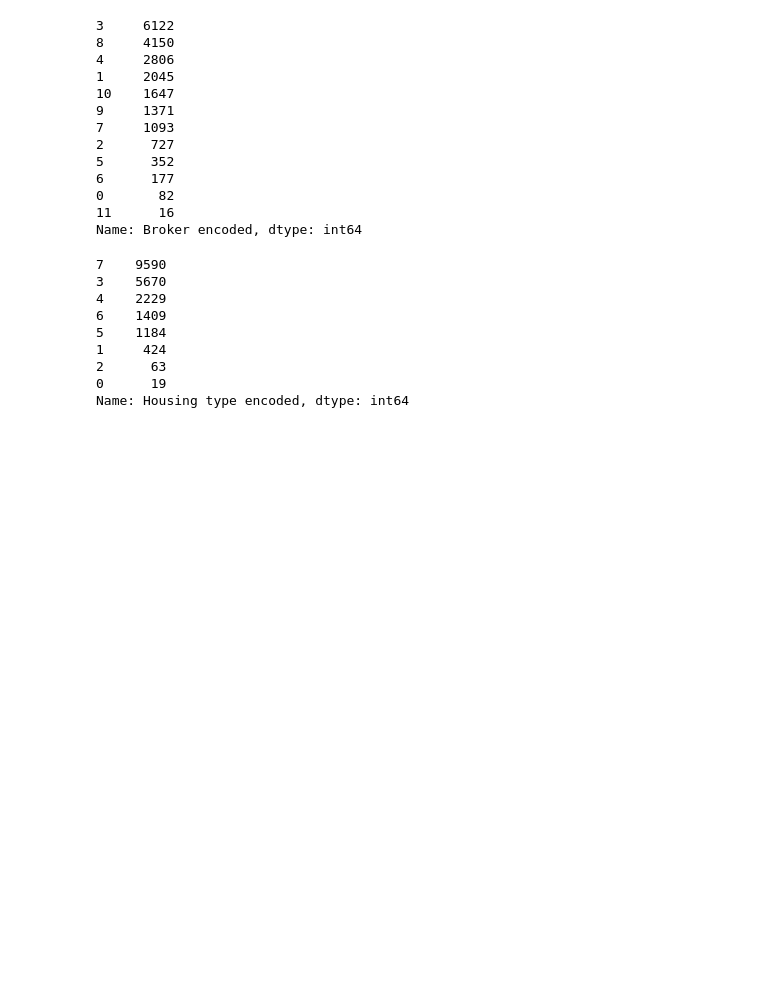
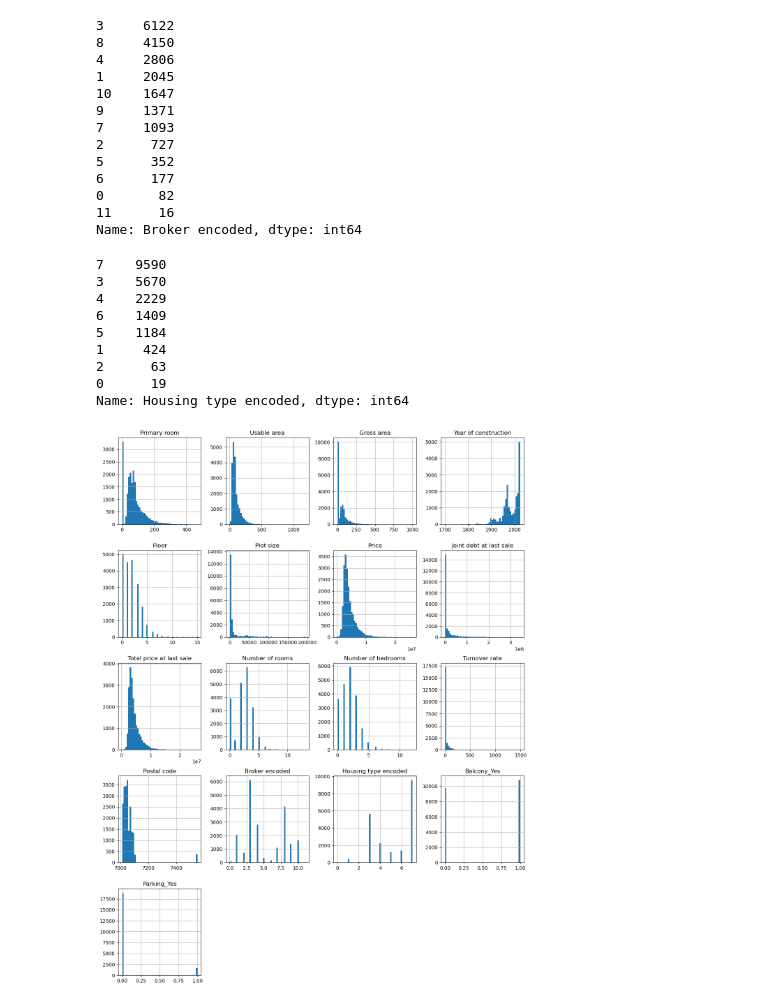
Before and after one commit to sebalexsmith/Bachelor-Thesis-Business-Analytics, a Jupyter notebook: Patrick/Descriptive data.ipynb, the cells around one changed output. Cells and saved outputs as stored; diff of their text form; code cells hidden in the pictures; blank space fills up the shorter version.

```diff
--- a/Patrick/Descriptive data.ipynb
+++ b/Patrick/Descriptive data.ipynb
@@ -61,3 +61,9 @@ df['Housing type encoded'].value_counts()
 2      63
 0      19
 Name: Housing type encoded, dtype: int64
+# %%
+# Histogram of all numeric variables
+df.hist(bins = 50, figsize = (15, 20))
+plt.show()
+# %% [output]
+[figure, added]
```
Also changed, not shown: parts of 1 cell of this notebook, 2 other files.
